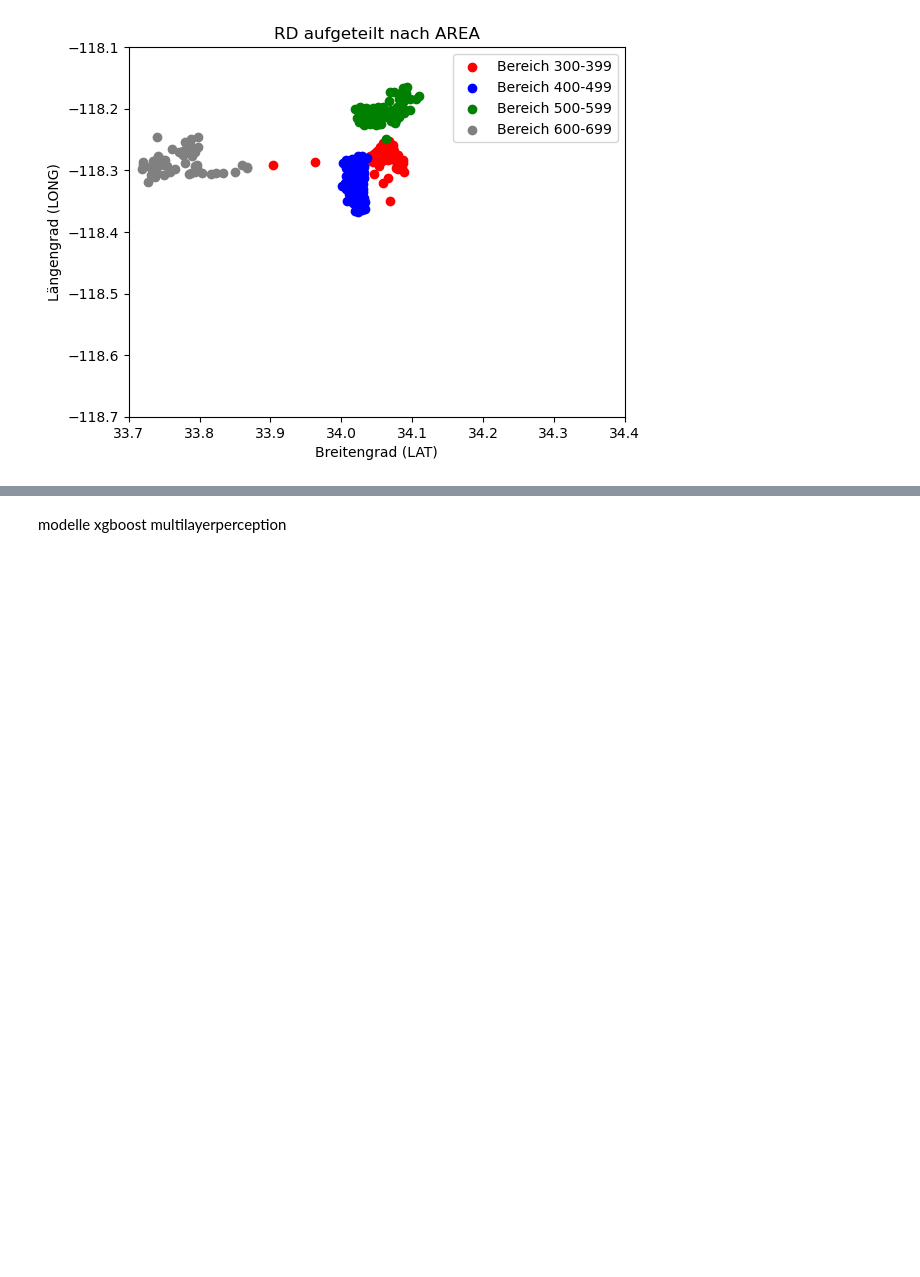
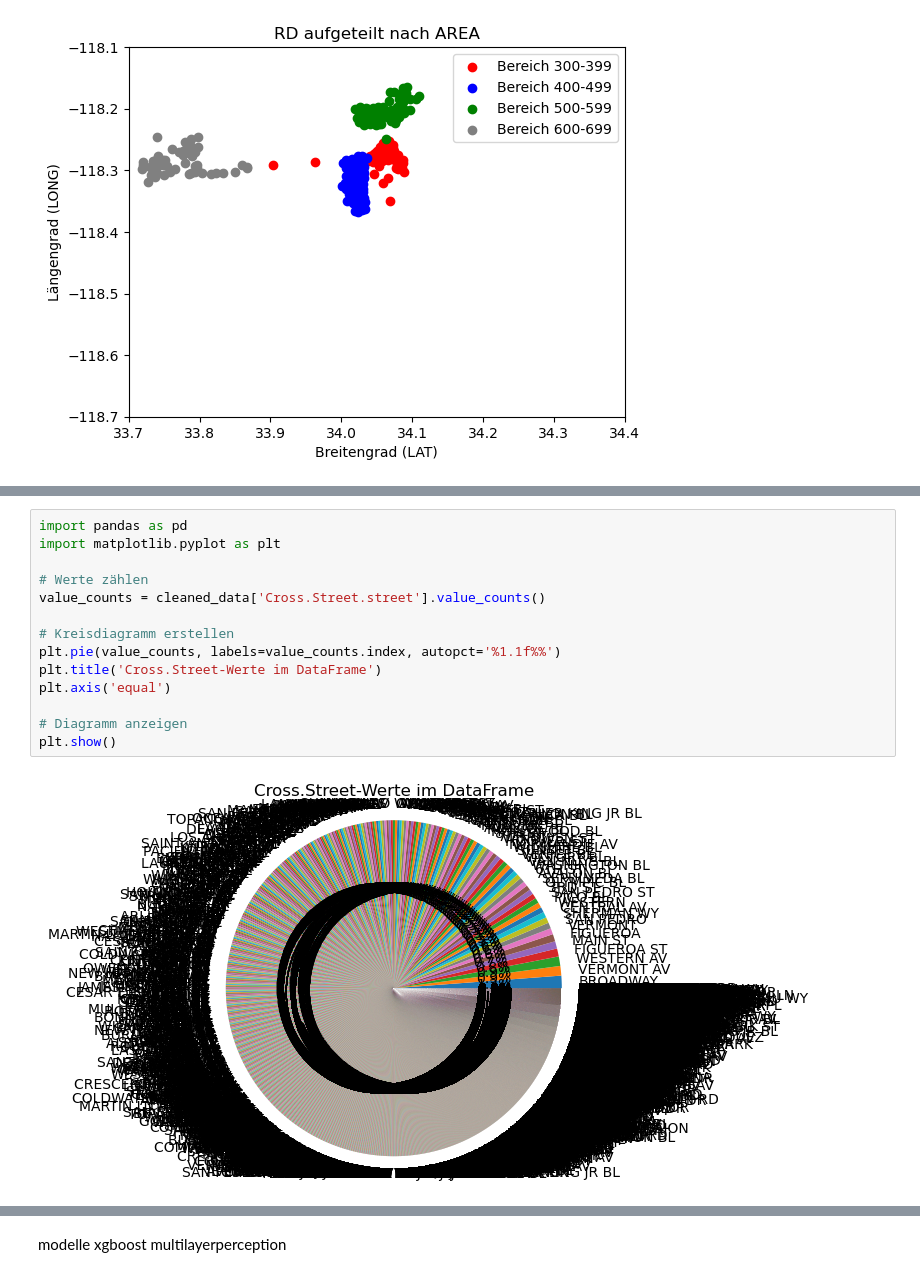
Before and after one commit to dominikth13/BI_Project, a Jupyter notebook: data_modeling_Robert.ipynb, the cells around one changed output, grey strips where cells are left out. Saved outputs shown, nothing was run; the diff lists cells and outputs as text; blank space fills up the shorter version.

```diff
--- a/data_modeling_Robert.ipynb
+++ b/data_modeling_Robert.ipynb
@@ -153,0 +385,16 @@ plt.show()
+# %%
+import pandas as pd
+import matplotlib.pyplot as plt
+
+# Werte zählen
+value_counts = cleaned_data['Cross.Street.street'].value_counts()
+
+# Kreisdiagramm erstellen
+plt.pie(value_counts, labels=value_counts.index, autopct='%1.1f%%')
+plt.title('Cross.Street-Werte im DataFrame')
+plt.axis('equal')
+
+# Diagramm anzeigen
+plt.show()
+# %% [output]
+[figure, added]
```
Also changed, not shown: parts of 17 cells of this notebook, 1 other file.
